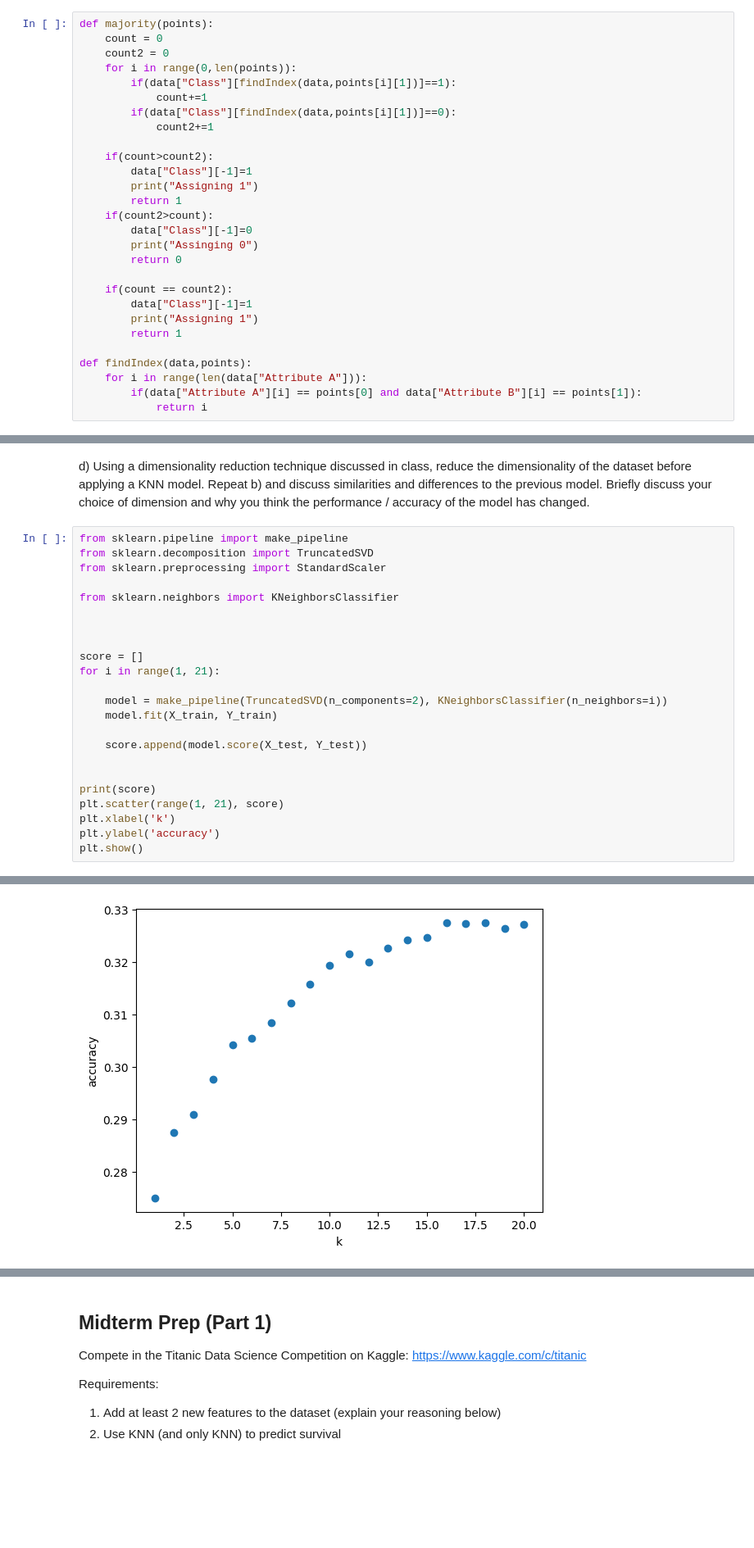
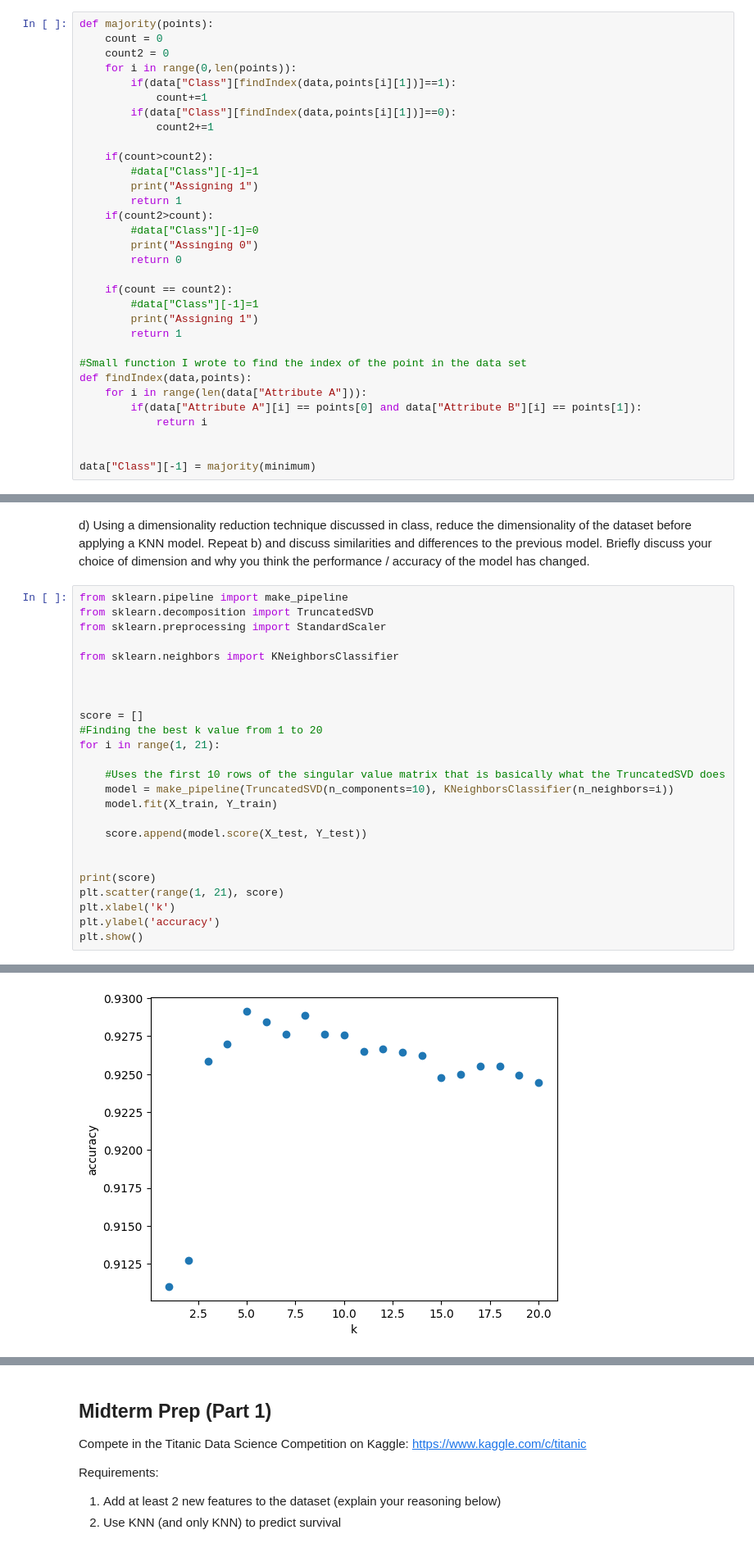
Before and after one commit to DaniyalAhm/Data-Science-Fundamentals, a Jupyter notebook: lecture_12/worksheet_12.ipynb, the cells around one changed output, grey strips where cells are left out. Shown: that part at 82% size. Drawn from its saved outputs; the diff is of its cells as text; blank space fills up the shorter version.

```diff
--- a/lecture_12/worksheet_12.ipynb
+++ b/lecture_12/worksheet_12.ipynb
@@ -151,20 +155,24 @@ def majority(points):
             count2+=1
 
     if(count>count2):
-        data["Class"][-1]=1
+        #data["Class"][-1]=1
         print("Assigning 1")
         return 1
     if(count2>count):
-        data["Class"][-1]=0
+        #data["Class"][-1]=0
         print("Assinging 0")
         return 0
 
     if(count == count2):
-        data["Class"][-1]=1
+        #data["Class"][-1]=1
         print("Assigning 1")
         return 1
 
+#Small function I wrote to find the index of the point in the data set
 def findIndex(data,points):
     for i in range(len(data["Attribute A"])):
         if(data["Attribute A"][i] == points[0] and data["Attribute B"][i] == points[1]):
             return i
+
+
+data["Class"][-1] = majority(minimum)
@@ -312,9 +341,11 @@ from sklearn.neighbors import KNeighborsClassifier
 
 
 score = []
+#Finding the best k value from 1 to 20
 for i in range(1, 21):
 
-    model = make_pipeline(TruncatedSVD(n_components=2), KNeighborsClassifier(n_neighbors=i))
+    #Uses the first 10 rows of the singular value matrix that is basically what the TruncatedSVD does
+    model = make_pipeline(TruncatedSVD(n_components=10), KNeighborsClassifier(n_neighbors=i))
     model.fit(X_train, Y_train)
 
     score.append(model.score(X_test, Y_test))
@@ -330 +361 @@ plt.show()
-[figure, old version]
+[figure, new version]
```
Also changed, not shown: parts of 11 cells of this notebook, 1 other file.
